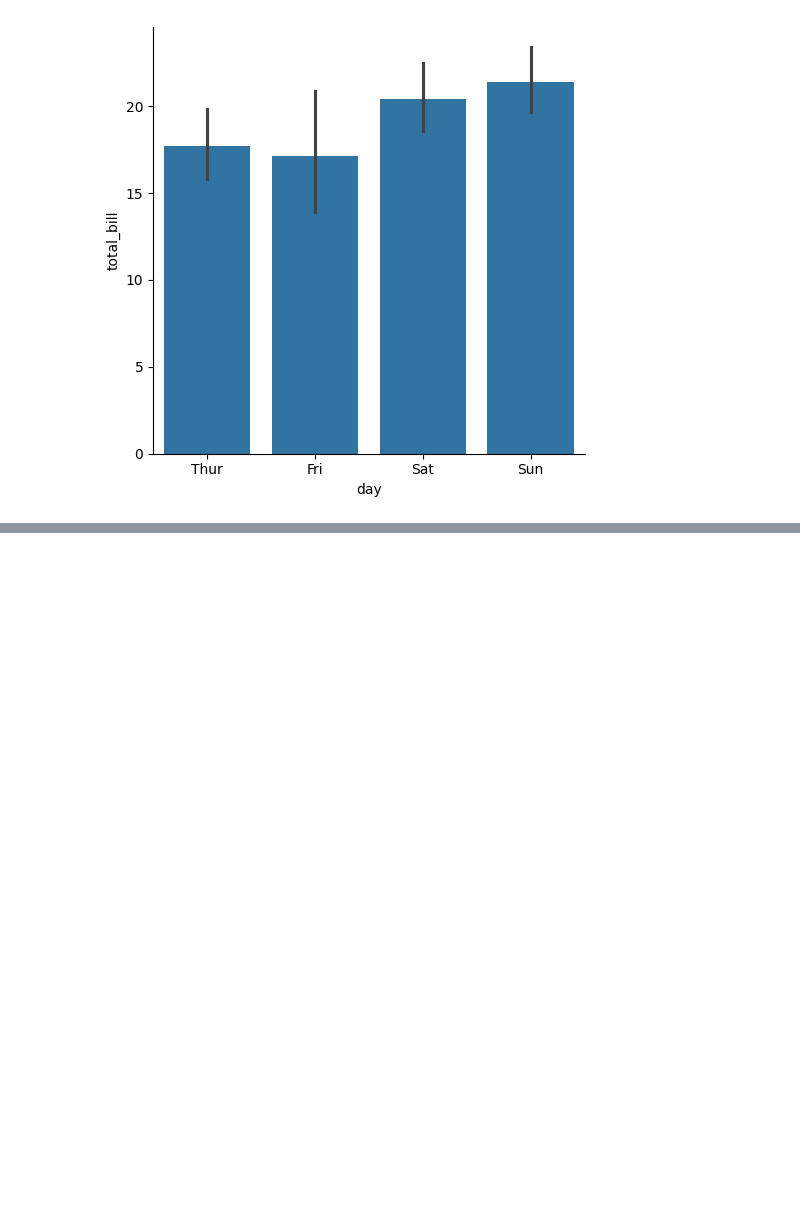
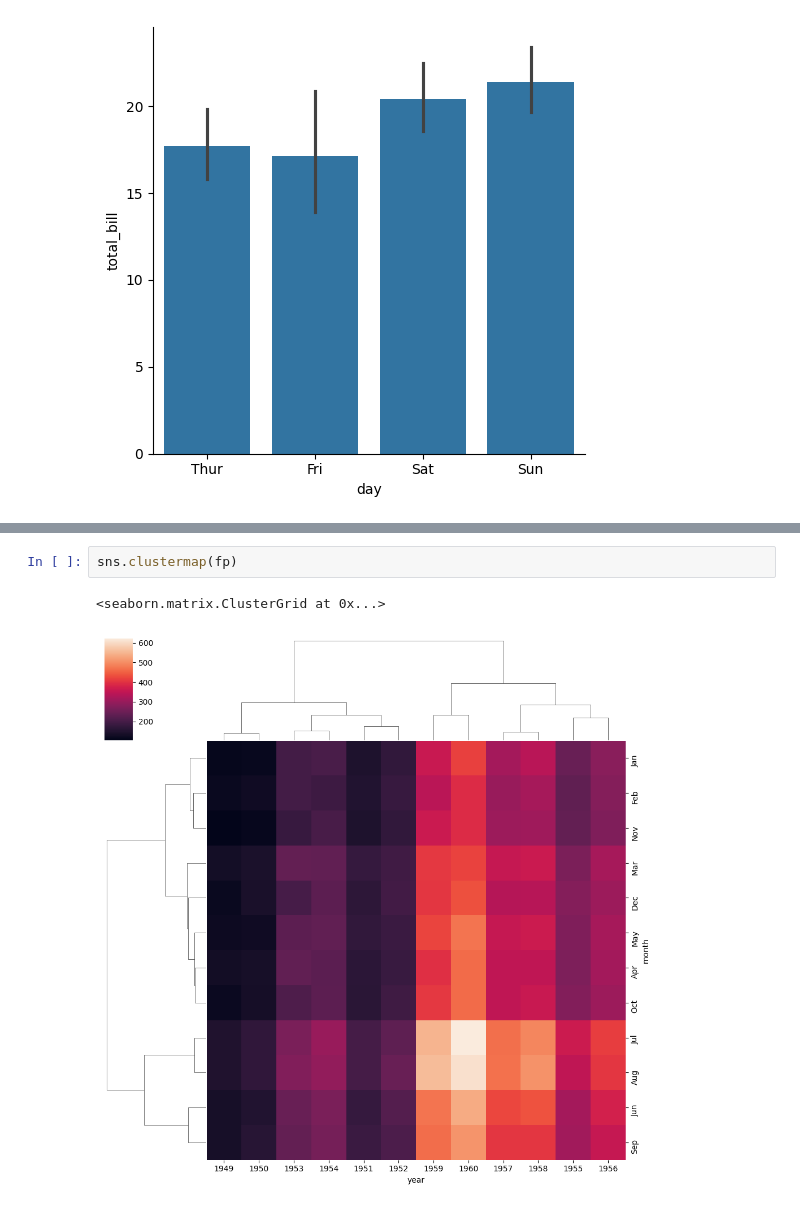
Before and after one commit to Avinash-Tamarapalli/DataScience, a Jupyter notebook: DA/seaborn.ipynb, the cells around one changed output, grey strips where cells are left out. Saved outputs shown, nothing was run; the diff lists cells and outputs as text; blank space fills up the shorter version.

```diff
--- a/DA/seaborn.ipynb
+++ b/DA/seaborn.ipynb
@@ -243,0 +346,5 @@ sns.catplot(x='day',y='total_bill',data=tips, kind = 'bar')
+# %%
+sns.clustermap(fp)
+# %% [output]
+<seaborn.matrix.ClusterGrid at 0x...>
+[figure, added]
```
Also changed, not shown: parts of 29 cells of this notebook, 1 other file.
